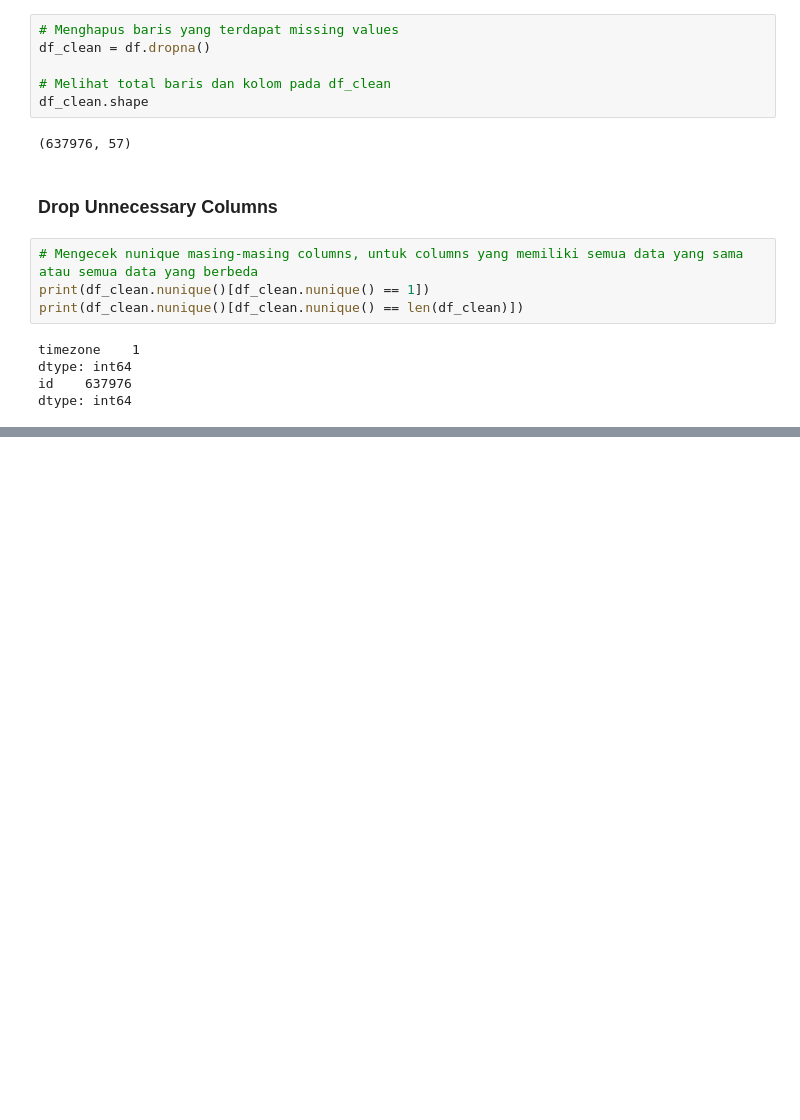
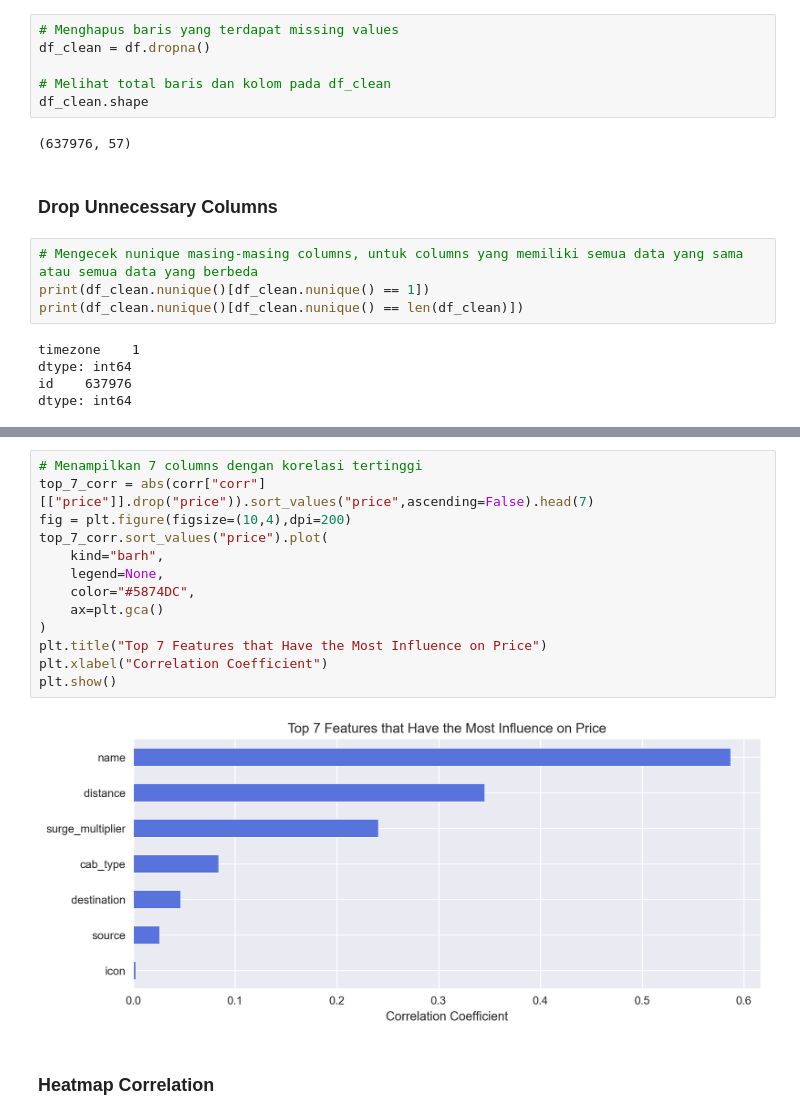
Before and after one commit to yusrainiasraa/Hacktiv8, a Jupyter notebook: Final_Project/PYTN_KampusMerdeka_fp1_Yusraini.ipynb, the cells around one changed output, grey strips where cells are left out. Drawn from its saved outputs; the diff is of its cells as text; blank space fills up the shorter version.

```diff
--- a/Final_Project/PYTN_KampusMerdeka_fp1_Yusraini.ipynb
+++ b/Final_Project/PYTN_KampusMerdeka_fp1_Yusraini.ipynb
@@ -270,0 +247,17 @@ top_5_corr
+# %%
+# Menampilkan 7 columns dengan korelasi tertinggi
+top_7_corr = abs(corr["corr"][["price"]].drop("price")).sort_values("price",ascending=False).head(7)
+fig = plt.figure(figsize=(10,4),dpi=200)
+top_7_corr.sort_values("price").plot(
+    kind="barh",
+    legend=None,
+    color="#5874DC",
+    ax=plt.gca()
+)
+plt.title("Top 7 Features that Have the Most Influence on Price")
+plt.xlabel("Correlation Coefficient")
+plt.show()
+# %% [output]
+[figure, added]
+# %% [markdown]
+### Heatmap Correlation
```
Also changed, not shown: parts of 60 cells of this notebook.
